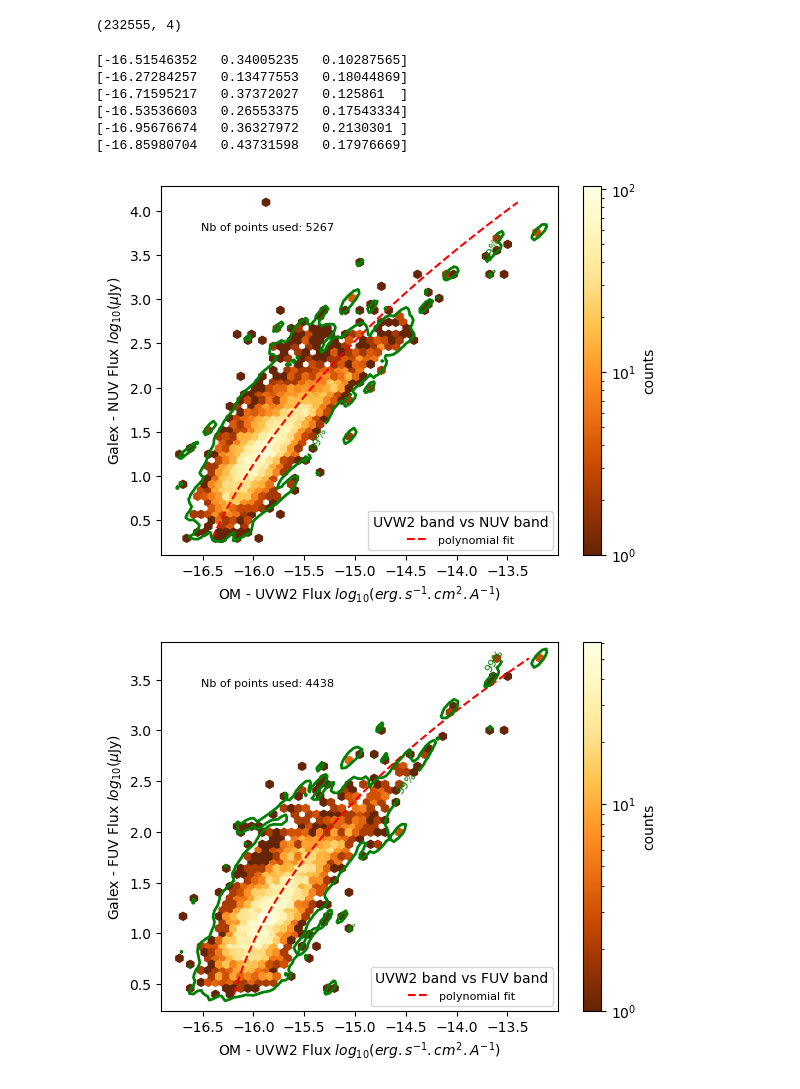
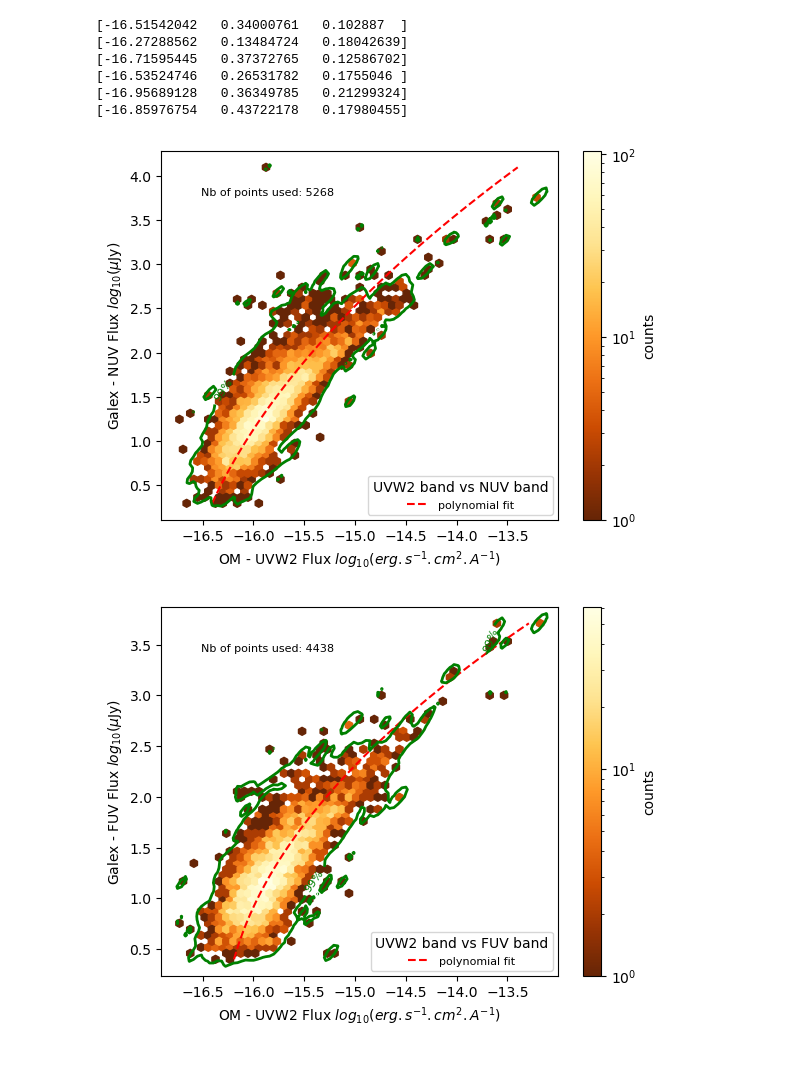
Before and after one commit to JulienValteau/TFM_TDE_Detection, a Jupyter notebook: UV_database_creation_pipeline/4b-generate_source&entries_galex.ipynb, the cells around one changed output. Saved outputs shown, nothing was run; the diff lists cells and outputs as text; code cells hidden in the pictures.

```diff
--- a/UV_database_creation_pipeline/4b-generate_source&entries_galex.ipynb
+++ b/UV_database_creation_pipeline/4b-generate_source&entries_galex.ipynb
@@ -13,6 +21,5 @@ roots_tfm = '/home/julien/Documents/Etudes/Astrofisica/Master/TFM/Data'
 #                 names=['objid','ra','dec','tilenum','nuv_flux','nuv_fluxerr', \
 #                         'fuv_flux','fuv_fluxerr','nuv_poserr'],header=0)
 #df = pd.read_csv(roots_tfm + '/Galex/GUVCat_AIS_FOV055_glat50_00N__55_00N_lite.csv')
-#df = pd.read_csv(roots_tfm + '/Galex/GUVCat_AIS_FOV055_glat05_00N__10_00N_lite.csv')
-df = pd.read_csv(roots_tfm + '/Galex/match_Galex_UVOT_OM_best.csv')
-df_all = pd.read_csv(roots_tfm + '/Galex/match_Galex_UVOT_OM_all.csv')
+df = pd.read_csv(roots_tfm + '/Galex/match_Galex_UVOT_OM_best_max36.csv')
+df_all = pd.read_csv(roots_tfm + '/Galex/match_Galex_UVOT_OM_all_max36.csv')
@@ -176,9 +175,4 @@ np.int64(12445)
 df = df.astype({'SRCNUM': np.int64, 'NUV_FLUX': np.float32, 'FUV_FLUX': np.float32, \
                 'NUV_FLUX_ERR': np.float32, 'FUV_FLUX_ERR': np.float32, 'RA': np.float64, \
                 'DEC': np.float64, 'POSERR': np.float32})
-# %%
-df_radec = df[['RA','DEC','POSERR','SRCNUM']]
-df_radec.shape
-# %% [output]
-(232555, 4)
 # %%
@@ -208,6 +207,7 @@ beta0 = [-16.0, 0.2, 0.1]
 lower = [-30.0, 0.0, 0.0]
 upper = [0.0, 1.0, 0.3]
 # %%
+# Calibration of Galex with OM
 for flux in ['UVW2','UVM2','UVW1']:
 
     flux_name = flux + '_FLUX'
@@ -215,69 +215,78 @@ for flux in ['UVW2','UVM2','UVW1']:
     flag_extended = flux + '_EXTENDED'
     flux_quality = flux + '_QUALITY_FLAG'
 
-    # Dataframe OM for this band
+    # Selecting the UVOT data associated to the current flux only and keeping only the highest quality data
     df_flux_om = dat_OM[['SRCNUM',flux_name,flux_err,flag_extended, flux_quality]].dropna(subset=[flux_name]).reset_index()
     df_flux_om = df_flux_om[df_flux_om[flux_quality] == 0]
 
+    # Loop over the galex bands
     for flux_galex in ['NUV','FUV']:
 
         flux_galex_name = flux_galex + '_FLUX'
         flux_galex_err = flux_galex + '_FLUX_ERR'
 
-         # Data frame Galex for this band
+        # Selecting the Galex data associated to the current flux only and keeping only the one matching with OM (and not UVOT)
         df_flux_galex = df_entries[[flux_galex_name,flux_galex_err,'SRCNUM_OM']].dropna(subset=[flux_galex_name])
         df_flux_galex = df_flux_galex[df_flux_galex['SRCNUM_OM'] != 0]
         df_flux_galex=df_flux_galex.reset_index()
 
-        # Merge with UVOT results
+        # Merge all Galex data with all OM data per sources
         df_merge = df_flux_galex.merge(df_flux_om, left_on='SRCNUM_OM', right_on='SRCNUM')
 
         # Plot figure
         fig, ax =plt.subplots()
         x=np.log10(df_merge[flux_name])
         y=np.log10(df_merge[flux_galex_name])
+
+        # Define the colorbar
         hb =ax.hexbin(x,y,gridsize=50, bins='log', cmap='YlOrBr_r')
         cb = fig.colorbar(hb, ax=ax, label='counts')
 
-        x=np.log10(df_merge.loc[:,flux_name])
-        y=np.log10(df_merge.loc[:,flux_galex_name])
-        weight_x = 1/np.log10(df_merge.loc[:,flux_err])**2
-        weight_y = 1/np.log10(df_merge.loc[:,flux_galex_err])**2
+        # Add a weight as inverse of the quadratic flux error. So that less is the error, higher is the weight.
+        weight_x = 1/np.log10(df_merge.loc[flux_err])**2
+        weight_y = 1/np.log10(df_merge.loc[flux_galex_err])**2
+
+        # Find the ODR fit solution
+        sol = odr_fit(f, y, x, beta0, bounds=(lower, upper), weight_x=weight_y, weight_y=weight_x)
         #p = np.poly1d(np.polyfit(y,x, deg=2))
-        sol = odr_fit(f, y, x, beta0, bounds=(lower, upper), weight_x=weight_y, weight_y=weight_x)
+
+        # Plot fit
         yp = np.linspace(y.min(), y.max(), 100)
         #ax.plot(p(yp), yp, color='b', linestyle='dashed', label= "log(Galex)")
         ax.plot(f(yp,sol.beta), yp, color='r', linestyle='dashed', label= "polynomial fit")
+        print(sol.beta)
 
         xmin, xmax= ax.get_xlim()
         ymin, ymax= ax.get_ylim()
 
+        # Selection of data to plot the contour to faster the drawing (gaussian kde is slow)
         random_row_index = np.random.default_rng().choice(df_merge.index.values,100000)
         data = np.vstack([np.log10(df_merge.loc[random_row_index,flux_name]),np.log10(df_merge.loc[random_row_index,flux_galex_name])])
         kde = gaussian_kde(data)
         grid_x, grid_y = np.mgrid[xmin:xmax:100j, ymin:ymax:100j]
         grid_coords = np.vstack([grid_x.ravel(), grid_y.ravel()])
         z = kde(grid_coords).reshape(100, 100)
         thresholds=np.percentile(kde.evaluate(kde.resample(40000)),1)
         contour = ax.contour(grid_x,grid_y,z,levels=[thresholds],colors='green',linewidths=2)
         ax.clabel(contour, inline=True, fontsize=8, fmt={thresholds: f"{99}%"})
 
-        print(sol.beta)
-        df_entries_cor.loc[:,flux_galex + '_' + flux_name] = 10**f(np.log10(df_entries.loc[:,flux_galex_name]),sol.beta)
-        df_entries_cor.loc[:,flux_galex + '_' + flux_err] = 10**f(np.log10(df_entries.loc[:,flux_galex_name] + df_entries.loc[:,flux_galex_err]),sol.beta) - \
-                                                                 10**f(np.log10(df_entries.loc[:,flux_galex_name]),sol.beta)
-
+        # Add label, legend, text and save the figure
         ax.set_xlabel("OM - " + flux + ' Flux ' +"$log_{10}(erg.s^{-1}.cm^{2}.A^{-1})$")
         ax.set_ylabel("Galex - " + flux_galex + ' Flux '  +"$log_{10}(\mu$" +"Jy)")
         ax.legend(loc='lower right',prop={'size': 8},title= flux + " band vs " + flux_galex + " band")
         ax.text(0.1, 0.9, 'Nb of points used: ' + str(x.shape[0]), dict(size=8), transform=ax.transAxes, va='top')
         fig.savefig(roots_tfm + '/Calibration/OM_' + flux + '_vs_Galex_ ' + flux_galex + "_galaxies.png",dpi=1200)
+
+        # Apply the calibration to the flux and flux error for the considered bands
+        df_entries_cor.loc[:,flux_galex + '_' + flux_name] = 10**f(np.log10(df_entries.loc[:,flux_galex_name]),sol.beta)
+        df_entries_cor.loc[:,flux_galex + '_' + flux_err] = 10**f(np.log10(df_entries.loc[:,flux_galex_name] + df_entries.loc[:,flux_galex_err]),sol.beta) - \
+                                                                 10**f(np.log10(df_entries.loc[:,flux_galex_name]),sol.beta)
 # %% [output]
-[-16.51546352   0.34005235   0.10287565]
-[-16.27284257   0.13477553   0.18044869]
-[-16.71595217   0.37372027   0.125861  ]
-[-16.53536603   0.26553375   0.17543334]
-[-16.95676674   0.36327972   0.2130301 ]
-[-16.85980704   0.43731598   0.17976669]
+[-16.51542042   0.34000761   0.102887  ]
+[-16.27288562   0.13484724   0.18042639]
+[-16.71595445   0.37372765   0.12586702]
+[-16.53524746   0.26531782   0.1755046 ]
+[-16.95689128   0.36349785   0.21299324]
+[-16.85976754   0.43722178   0.17980455]
-[figure, old version]
+[figure, new version]
-[figure, old version]
+[figure, new version]
```
Also changed, not shown: parts of 33 cells of this notebook, 3 other files.
